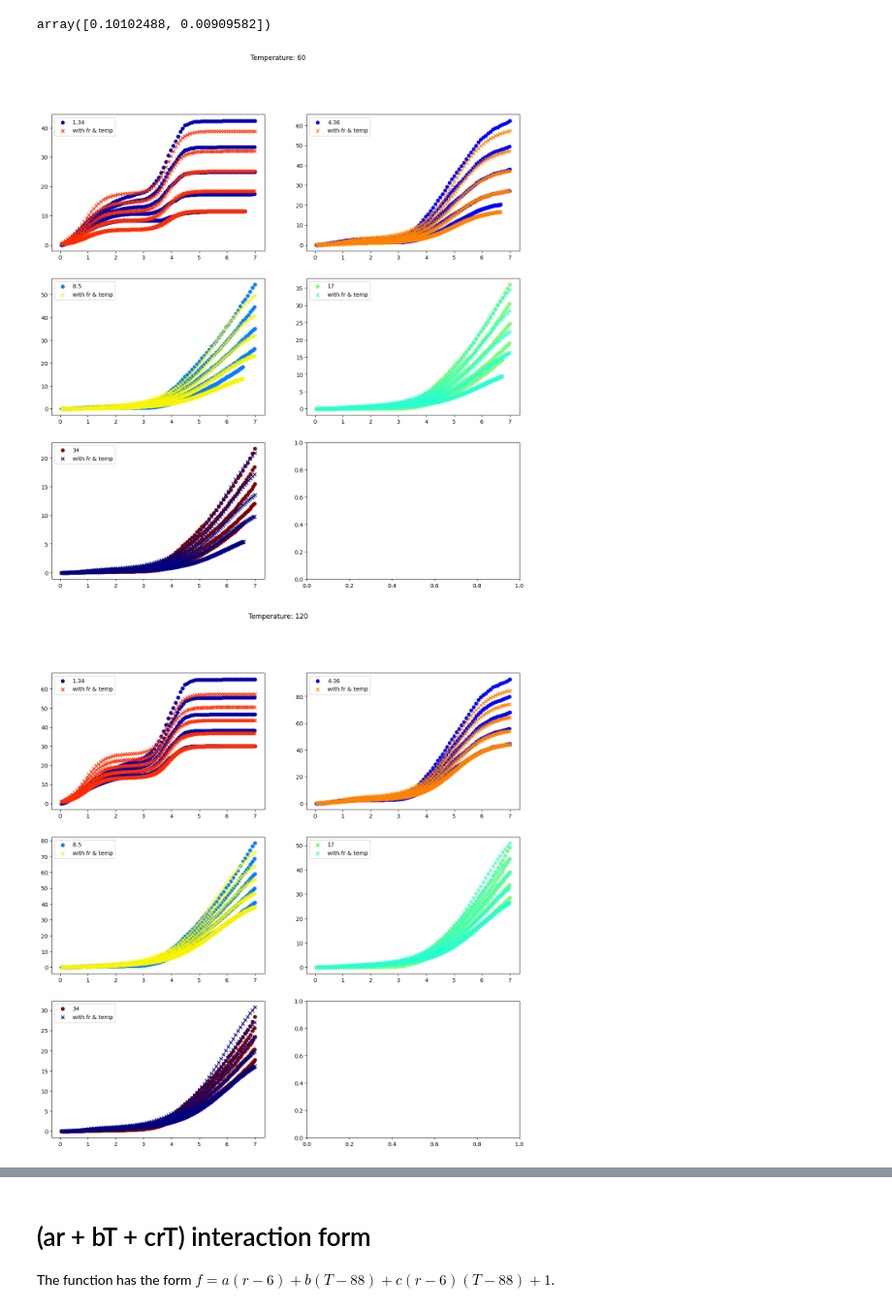
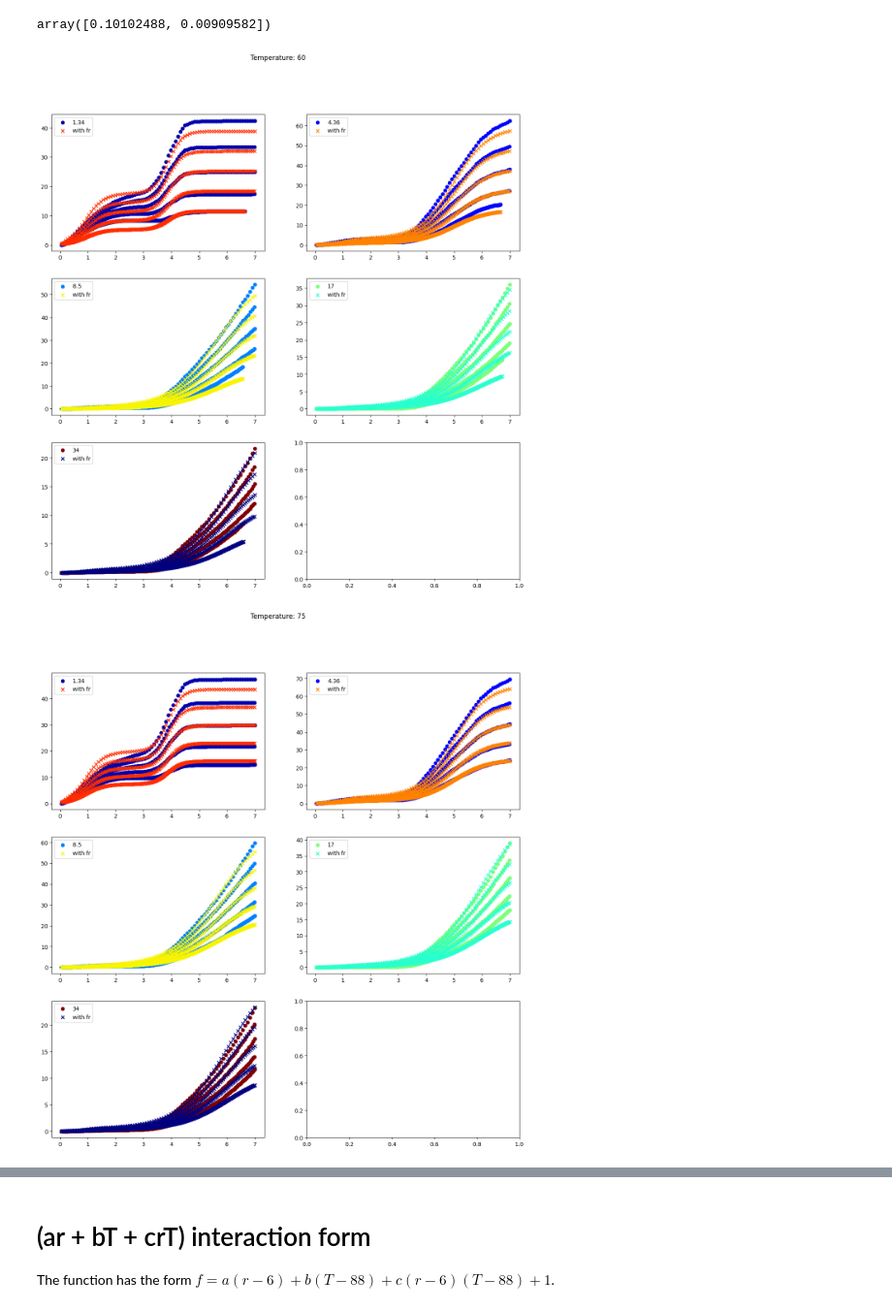
Before and after one commit to ahasan3-ncsu/wd-swelling, a Jupyter notebook: data_2022/interaction.ipynb, the cells around one changed output, grey strips where cells are left out. Shown at 97% size. Saved outputs shown, nothing was run; the diff lists cells and outputs as text; code cells hidden in the pictures.

```diff
--- a/data_2022/interaction.ipynb
+++ b/data_2022/interaction.ipynb
@@ -71,7 +71,7 @@ for cool in [60, 120]:
         foo = jar.loc[(jar['Coolant init Temp (C)'] == cool) & (jar[gs] == G)]
         axs[i//2, i%2].scatter(foo[fd], foo[fgs], color=plt.cm.jet(G/34), label=f'{G}')
         pred = amal(foo[fd], foo[gs], foo[fr], foo[ct])
-        axs[i//2, i%2].scatter(foo[fd], pred, marker='x', color=plt.cm.jet(0.9-G/34), label='with fr & temp')
+        axs[i//2, i%2].scatter(foo[fd], pred, marker='x', color=plt.cm.jet(0.9-G/34), label='with fr')
         axs[i//2, i%2].legend()
 
     plt.show()
@@ -97,19 +97,19 @@ def comb(fd, D, r, T):
     m2 = 0.00909582
     return pared(fd, D) * (m1*(r-6) + m2*(T-88) + 1)
 # %%
-#for cool in [60, 75, 88, 105, 120]:
-for cool in [60, 120]:
+for cool in [60, 75, 88, 105, 120]:
+#for cool in [60, 120]:
     fig, axs = plt.subplots(3, 2, figsize=(15,15))
     fig.suptitle(f'Temperature: {cool}')
 
     for i, G in zip(range(5), [1.34, 4.36, 8.5, 17, 34]):
         foo = jar.loc[(jar['Coolant init Temp (C)'] == cool) & (jar[gs] == G)]
         axs[i//2, i%2].scatter(foo[fd], foo[fgs], color=plt.cm.jet(G/34), label=f'{G}')
         pred = comb(foo[fd], foo[gs], foo[fr], foo[ct])
-        axs[i//2, i%2].scatter(foo[fd], pred, marker='x', color=plt.cm.jet(0.9-G/34), label='with fr & temp')
+        axs[i//2, i%2].scatter(foo[fd], pred, marker='x', color=plt.cm.jet(0.9-G/34), label='with fr')
         axs[i//2, i%2].legend()
 
     plt.show()
 # %% [output]
-[figure, old version]
+[figure, new version]
-[figure, old version]
+[figure, new version]
```
Also changed, not shown: parts of 3 cells of this notebook.
